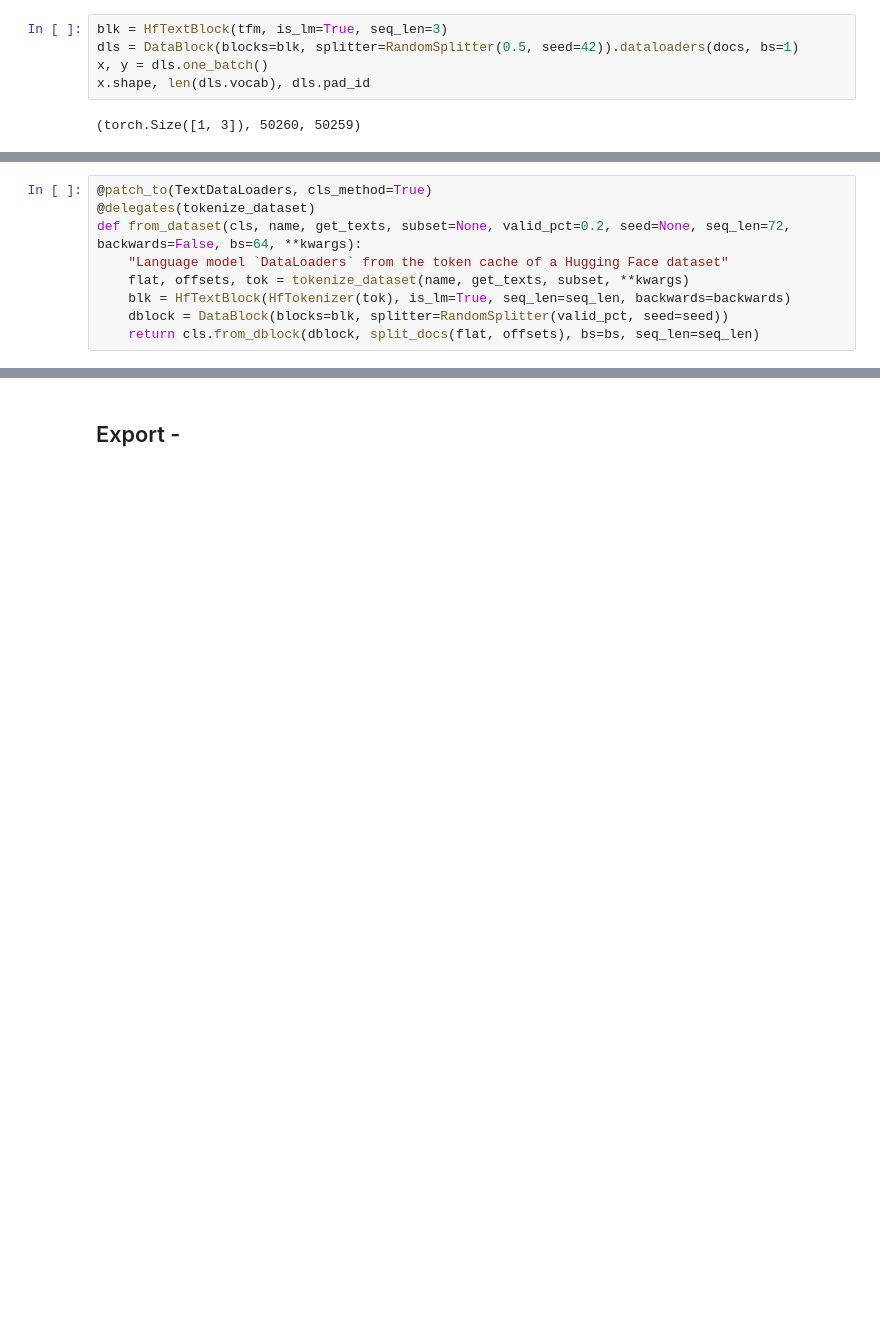
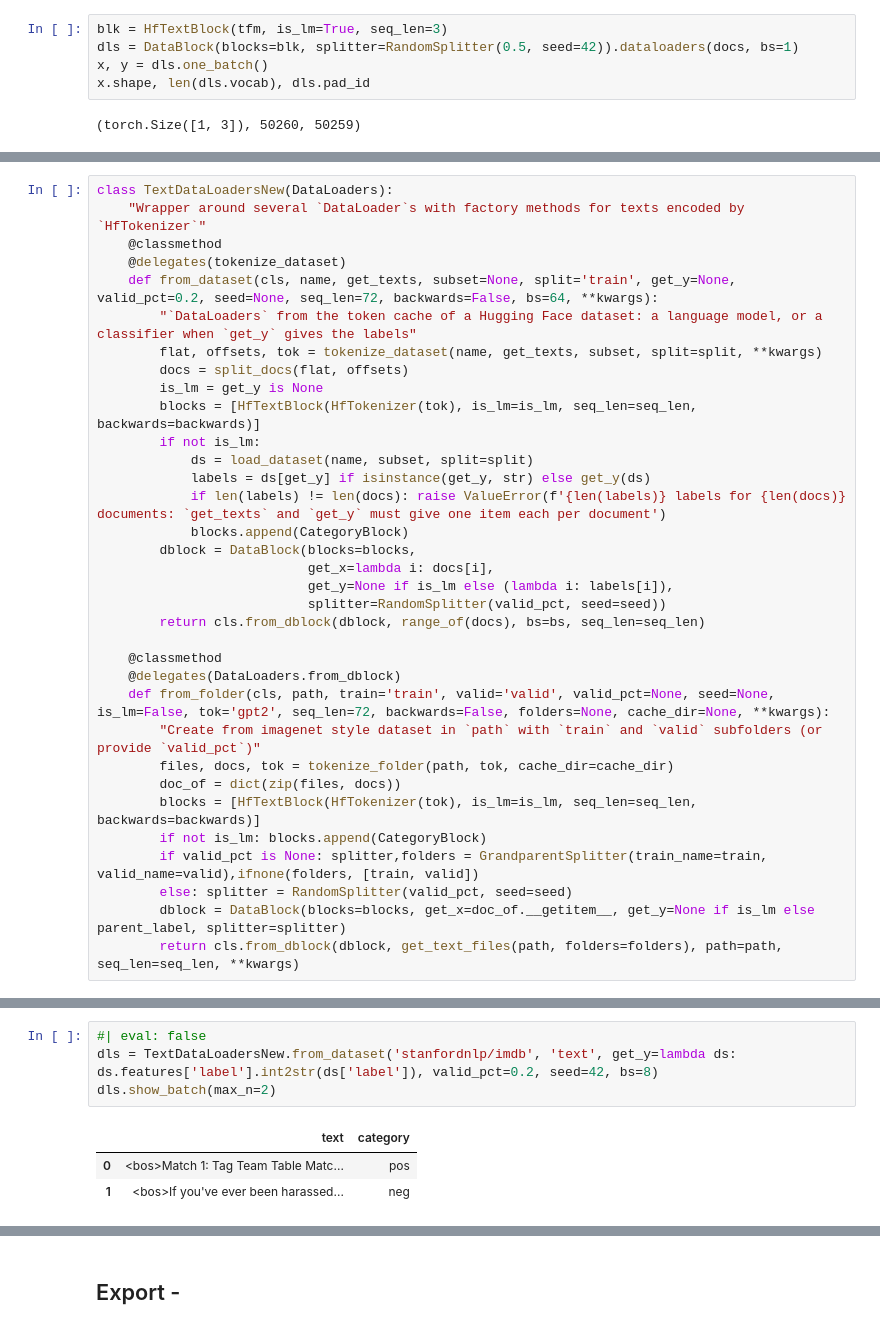
Before and after one commit to dienhoa/fastai, a Jupyter notebook: nbs/36_text.tokenizer.ipynb, the cells around one changed output, grey strips where cells are left out. Saved outputs shown, nothing was run; the diff lists cells and outputs as text; blank space fills up the shorter version.

```diff
--- a/nbs/36_text.tokenizer.ipynb
+++ b/nbs/36_text.tokenizer.ipynb
@@ -252,9 +309,34 @@ x.shape, len(dls.vocab), dls.pad_id
 # %%
-@patch_to(TextDataLoaders, cls_method=True)
-@delegates(tokenize_dataset)
-def from_dataset(cls, name, get_texts, subset=None, valid_pct=0.2, seed=None, seq_len=72, backwards=False, bs=64, **kwargs):
-    "Language model `DataLoaders` from the token cache of a Hugging Face dataset"
-    flat, offsets, tok = tokenize_dataset(name, get_texts, subset, **kwargs)
-    blk = HfTextBlock(HfTokenizer(tok), is_lm=True, seq_len=seq_len, backwards=backwards)
-    dblock = DataBlock(blocks=blk, splitter=RandomSplitter(valid_pct, seed=seed))
-    return cls.from_dblock(dblock, split_docs(flat, offsets), bs=bs, seq_len=seq_len)
+class TextDataLoadersNew(DataLoaders):
+    "Wrapper around several `DataLoader`s with factory methods for texts encoded by `HfTokenizer`"
+    @classmethod
+    @delegates(tokenize_dataset)
+    def from_dataset(cls, name, get_texts, subset=None, split='train', get_y=None, valid_pct=0.2, seed=None, seq_len=72, backwards=False, bs=64, **kwargs):
+        "`DataLoaders` from the token cache of a Hugging Face dataset: a language model, or a classifier when `get_y` gives the labels"
+        flat, offsets, tok = tokenize_dataset(name, get_texts, subset, split=split, **kwargs)
+        docs = split_docs(flat, offsets)
+        is_lm = get_y is None
+        blocks = [HfTextBlock(HfTokenizer(tok), is_lm=is_lm, seq_len=seq_len, backwards=backwards)]
+        if not is_lm:
+            ds = load_dataset(name, subset, split=split)
+            labels = ds[get_y] if isinstance(get_y, str) else get_y(ds)
+            if len(labels) != len(docs): raise ValueError(f'{len(labels)} labels for {len(docs)} documents: `get_texts` and `get_y` must give one item each per document')
+            blocks.append(CategoryBlock)
+        dblock = DataBlock(blocks=blocks,
+                           get_x=lambda i: docs[i],
+                           get_y=None if is_lm else (lambda i: labels[i]),
+                           splitter=RandomSplitter(valid_pct, seed=seed))
+        return cls.from_dblock(dblock, range_of(docs), bs=bs, seq_len=seq_len)
+
+    @classmethod
+    @delegates(DataLoaders.from_dblock)
+    def from_folder(cls, path, train='train', valid='valid', valid_pct=None, seed=None, is_lm=False, tok='gpt2', seq_len=72, backwards=False, folders=None, cache_dir=None, **kwargs):
+        "Create from imagenet style dataset in `path` with `train` and `valid` subfolders (or provide `valid_pct`)"
+        files, docs, tok = tokenize_folder(path, tok, cache_dir=cache_dir)
+        doc_of = dict(zip(files, docs))
+        blocks = [HfTextBlock(HfTokenizer(tok), is_lm=is_lm, seq_len=seq_len, backwards=backwards)]
+        if not is_lm: blocks.append(CategoryBlock)
+        if valid_pct is None: splitter,folders = GrandparentSplitter(train_name=train, valid_name=valid),ifnone(folders, [train, valid])
+        else: splitter = RandomSplitter(valid_pct, seed=seed)
+        dblock = DataBlock(blocks=blocks, get_x=doc_of.__getitem__, get_y=None if is_lm else parent_label, splitter=splitter)
+        return cls.from_dblock(dblock, get_text_files(path, folders=folders), path=path, seq_len=seq_len, **kwargs)
@@ -273,0 +356,8 @@ unta San Telmo . Later that day , the tropical storm warning was upgraded to a h
+# %%
+#| eval: false
+dls = TextDataLoadersNew.from_dataset('stanfordnlp/imdb', 'text', get_y=lambda ds: ds.features['label'].int2str(ds['label']), valid_pct=0.2, seed=42, bs=8)
+dls.show_batch(max_n=2)
+# %% [output]
+|  | text | category |
+| 0 | <bos>Match 1: Tag Team Table Matc... | pos |
+| 1 | <bos>If you've ever been harassed... | neg |
```
Also changed, not shown: parts of 21 cells of this notebook, 4 other files.
